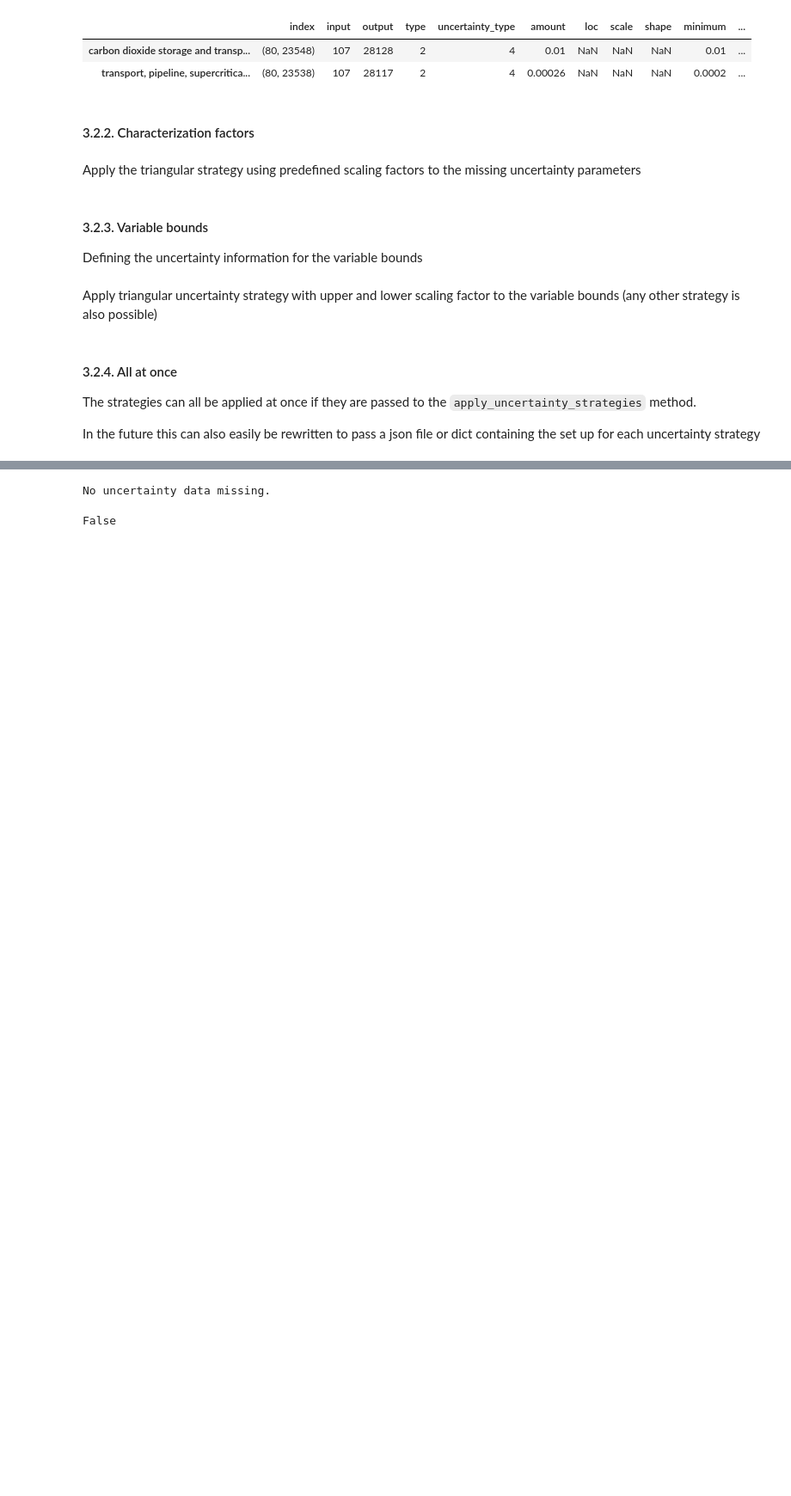
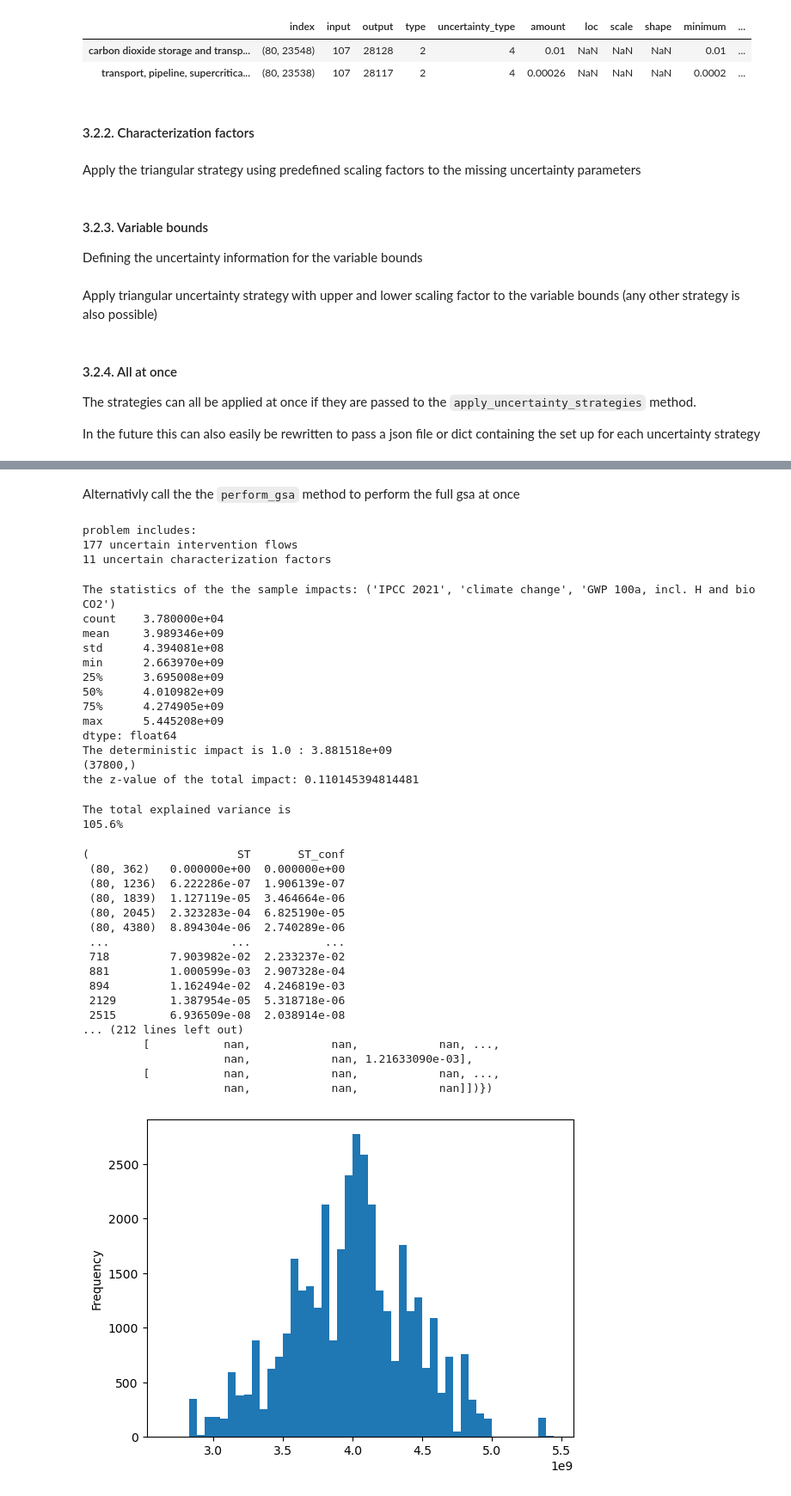
Before and after one commit to flechtenberg/pulpo, a Jupyter notebook: notebooks/uncertainty_showcase.ipynb, the cells around one changed output, grey strips where cells are left out. Shown at 86% size. Drawn from its saved outputs; the diff is of its cells as text; code cells hidden in the pictures; blank space fills up the shorter version.

```diff
--- a/notebooks/uncertainty_showcase.ipynb
+++ b/notebooks/uncertainty_showcase.ipynb
@@ -530,5 +660,41 @@ The lower spread scaling factor for intervention flows is: 0.4879472130749054
+# %% [markdown]
+Alternativly call the the `perform_gsa` method to perform the full gsa at once
 # %%
-processor.check_missing_uncertainty_data(uncertainty_data)
+gsa_study.perform_gsa()
 # %% [output]
-No uncertainty data missing.
+problem includes:
+177 uncertain intervention flows
+11 uncertain characterization factors
-False
+The statistics of the the sample impacts: ('IPCC 2021', 'climate change', 'GWP 100a, incl. H and bio CO2')
+count    3.780000e+04
+mean     3.989346e+09
+std      4.394081e+08
+min      2.663970e+09
+25%      3.695008e+09
+50%      4.010982e+09
+75%      4.274905e+09
+max      5.445208e+09
+dtype: float64
+The deterministic impact is 1.0 : 3.881518e+09
+(37800,)
+the z-value of the total impact: 0.110145394814481
+The total explained variance is
+105.6%
+(                      ST       ST_conf
+ (80, 362)   0.000000e+00  0.000000e+00
+ (80, 1236)  6.222286e-07  1.906139e-07
+ (80, 1839)  1.127119e-05  3.464664e-06
+ (80, 2045)  2.323283e-04  6.825190e-05
+ (80, 4380)  8.894304e-06  2.740289e-06
+ ...                  ...           ...
+ 718         7.903982e-02  2.233237e-02
+ 881         1.000599e-03  2.907328e-04
+ 894         1.162494e-02  4.246819e-03
+ 2129        1.387954e-05  5.318718e-06
+ 2515        6.936509e-08  2.038914e-08
+... (212 lines left out)
+         [           nan,            nan,            nan, ...,
+                     nan,            nan, 1.21633090e-03],
+         [           nan,            nan,            nan, ...,
+                     nan,            nan,            nan]])})
+[figure, added]
```
Also changed, not shown: parts of 27 cells of this notebook.
